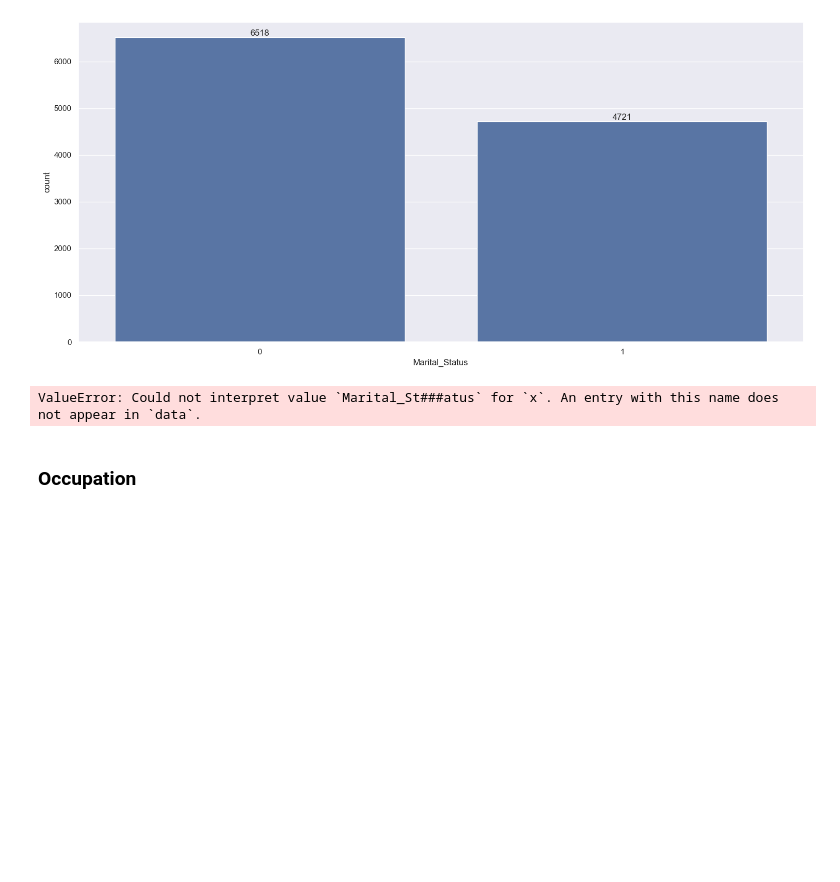
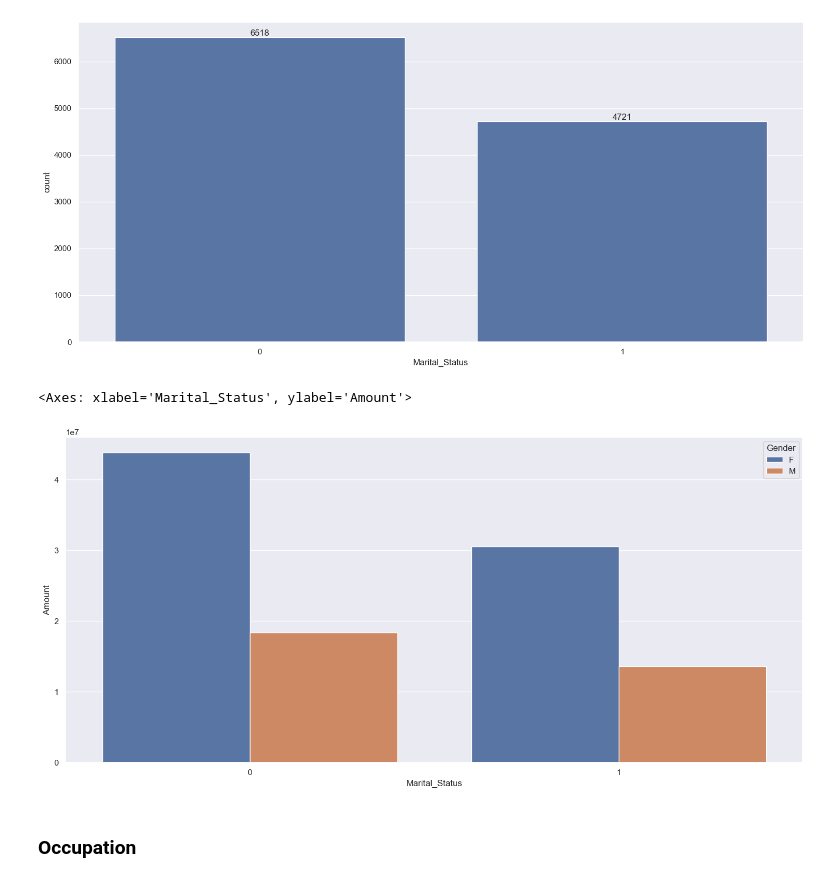
Before and after one commit to aparna2382/Diwali_Sales, a Jupyter notebook: diwali_prj.ipynb, the cells around one changed output. Saved outputs shown, nothing was run; the diff lists cells and outputs as text; code cells hidden in the pictures; blank space fills up the shorter version.

```diff
--- a/diwali_prj.ipynb
+++ b/diwali_prj.ipynb
@@ -271,9 +271,10 @@ for bars in ax.containers:
 # %%
 sales_state=df.groupby(['Marital_Status','Gender'], as_index=False)['Amount'].sum().sort_values(by='Amount', ascending=False)
 sns.set(rc={'figure.figsize':(18,8)})
-sns.barplot(x='Marital_St###atus', y='Amount', data=sales_state,hue ='Gender')
+sns.barplot(x='Marital_Status', y='Amount', data=sales_state,hue ='Gender')
 # %% [output]
-ValueError: Could not interpret value `Marital_St###atus` for `x`. An entry with this name does not appear in `data`.
+<Axes: xlabel='Marital_Status', ylabel='Amount'>
+[figure, added]
 # %% [markdown]
 ### Occupation
 # %%
```
Also changed, not shown: parts of 2 cells of this notebook.
